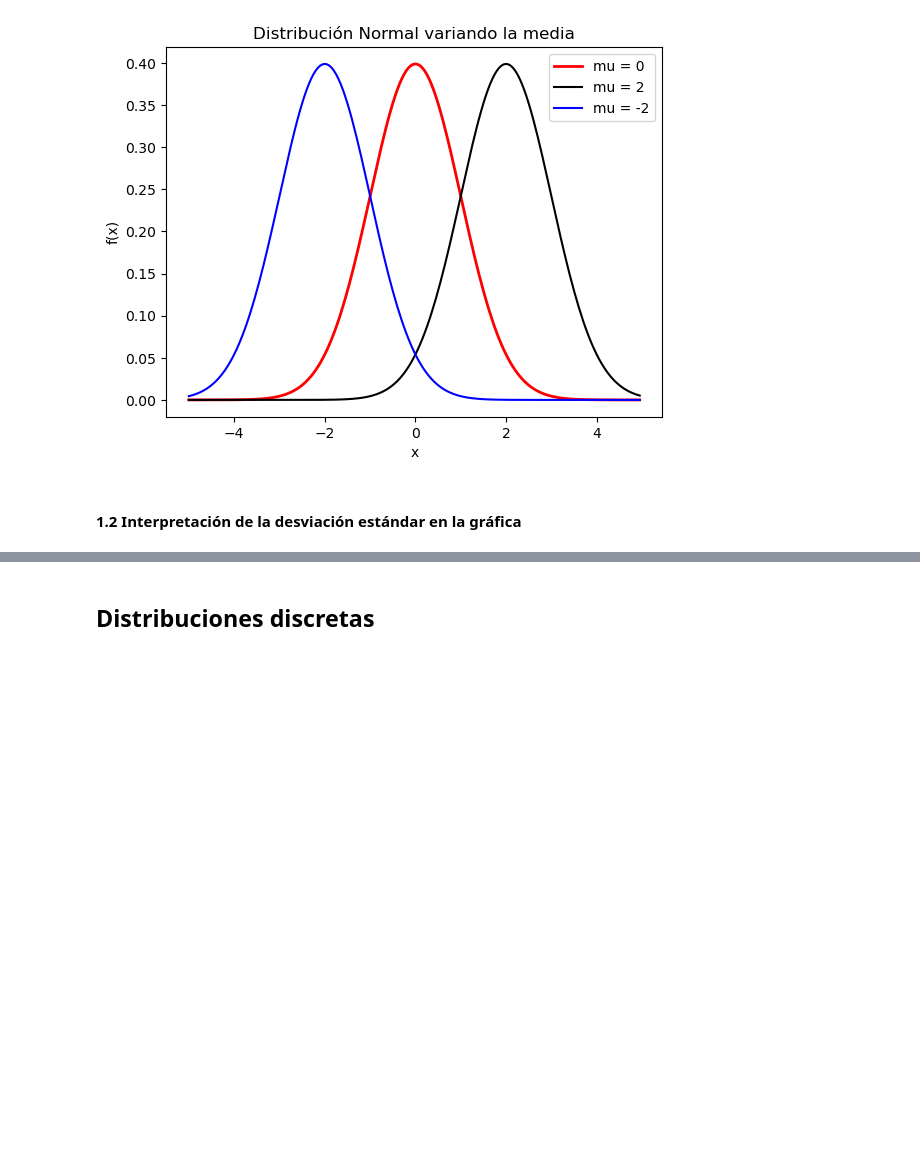
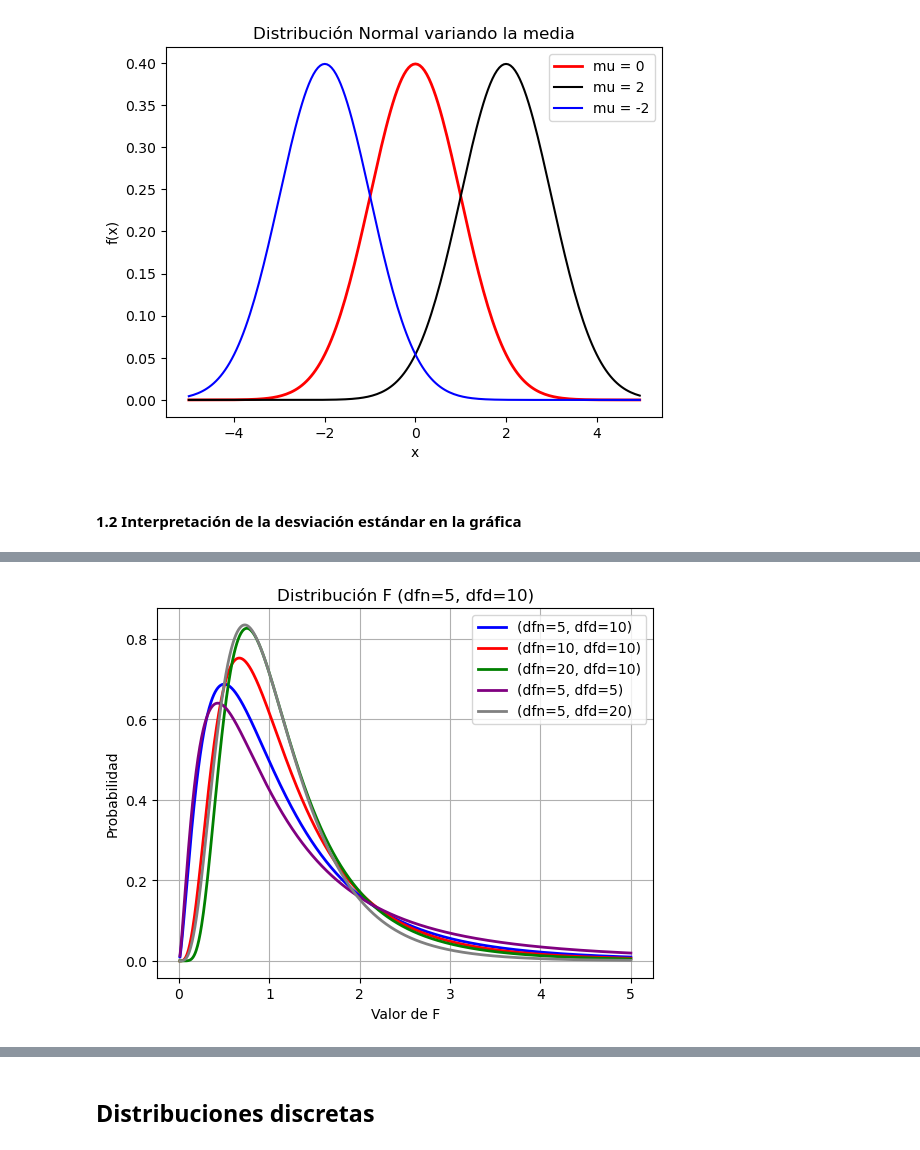
Before and after one commit to mallenarenas/Distribuciones, a Jupyter notebook: distribuciones.ipynb, the cells around one changed output, grey strips where cells are left out. Drawn from its saved outputs; the diff is of its cells as text; code cells hidden in the pictures; blank space fills up the shorter version.

```diff
--- a/distribuciones.ipynb
+++ b/distribuciones.ipynb
@@ -127,0 +147,39 @@ plt.show()
+# %%
+from scipy.stats import f
+
+# Grados de libertad del numerador y denominador
+dfn1 = 5
+dfn2 = 10
+dfn3 = 20
+dfd1 = 10
+dfd2 = 5
+dfd3 = 20
+
+# Valores posibles de la distribución F
+x = np.linspace(0.01, 5, 1000)
+
+# Función de densidad de probabilidad (PDF) de la distribución F
+y1_1 = f.pdf(x, dfn1, dfd1)
+y2_1 = f.pdf(x, dfn2, dfd1)
+y3_1 = f.pdf(x, dfn3, dfd1)
+y1_2 = f.pdf(x, dfn1, dfd2)
+y1_3 = f.pdf(x, dfn2, dfd3)
+
+
+# Gráfica de la distribución F
+plt.plot(x, y1_1, color="blue", linewidth=2, label="(dfn={}, dfd={})".format(dfn1,dfd1))
+plt.plot(x, y2_1, color="red", linewidth=2, label="(dfn={}, dfd={})".format(dfn2,dfd1))
+plt.plot(x, y3_1, color="green", linewidth=2, label="(dfn={}, dfd={})".format(dfn3,dfd1))
+plt.plot(x, y1_2, color="purple", linewidth=2, label="(dfn={}, dfd={})".format(dfn1,dfd2))
+plt.plot(x, y1_3, color="grey", linewidth=2, label="(dfn={}, dfd={})".format(dfn1,dfd3))
+
+# Agregar la leyenda (viñeta)
+plt.legend(loc="upper right")
+
+plt.xlabel("Valor de F")
+plt.ylabel("Probabilidad")
+plt.title("Distribución F (dfn={}, dfd={})".format(dfn1, dfd1))
+plt.grid(True)
+plt.show()
+# %% [output]
+[figure, added]
```
Also changed, not shown: parts of 15 cells of this notebook.
